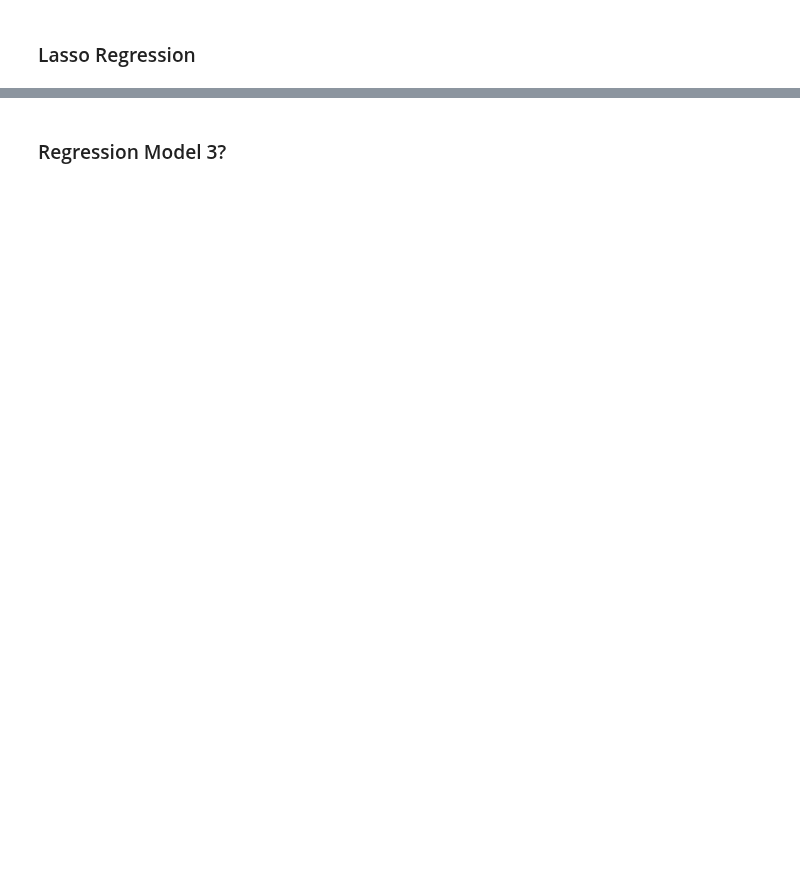
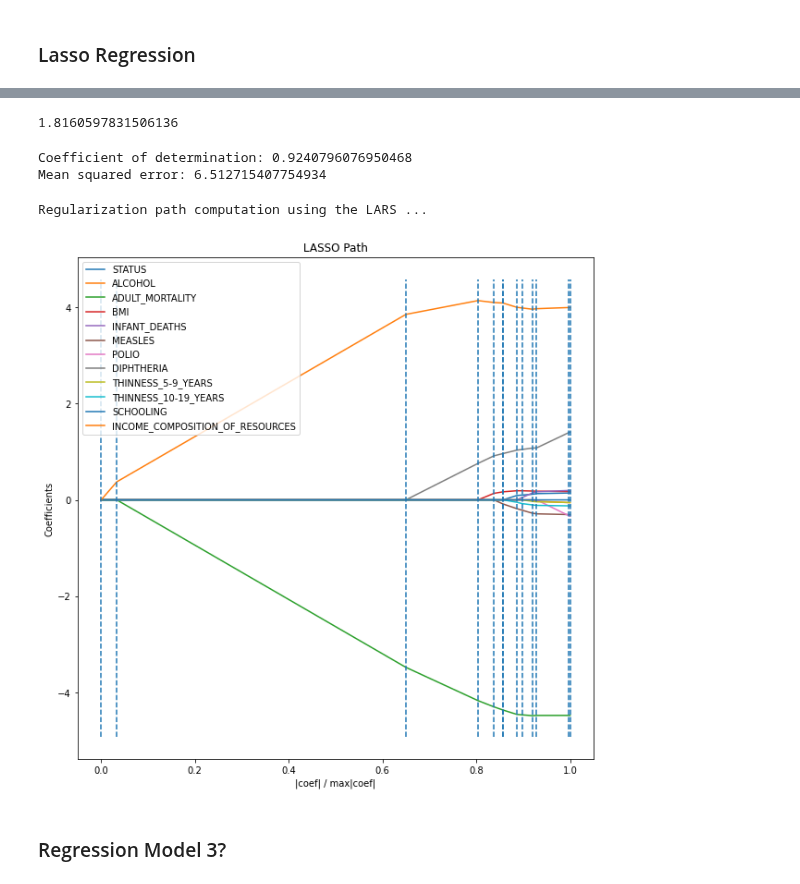
Before and after one commit to HoManCode/Group2-SIT307, a Jupyter notebook: Task 3/A3 Machine Learning.ipynb, the cells around one changed output, grey strips where cells are left out. Saved outputs shown, nothing was run; the diff lists cells and outputs as text; code cells hidden in the pictures; blank space fills up the shorter version.

```diff
--- a/Task 3/A3 Machine Learning.ipynb
+++ b/Task 3/A3 Machine Learning.ipynb
@@ -86,2 +126,36 @@ plot.set(title="Actual vs. Predicted Life Expectancy", xlabel="Actual Value", yl
+# %%
+# find the Mean absolute error (MAE) on test data
+mae(y_test, lasso_model.predict(x_test_scaled))
+# %% [output]
+1.8160597831506136
+# %%
+print(f"Coefficient of determination: {r2_score(y_test, lasso_model.predict(x_test_scaled))}")
+print(f"Mean squared error: {mean_squared_error(y_test,lasso_model.predict(x_test_scaled))}")
+# %% [output]
+Coefficient of determination: 0.9240796076950468
+Mean squared error: 6.512715407754934
+# %%
+from sklearn.linear_model import lars_path
+print("Regularization path computation using the LARS ...")
+alphas, _, coefs = lars_path(x_train_scaled, y_train.values, method='lasso')
+# %% [output]
+Regularization path computation using the LARS ...
+# %%
+# plotting the LARS path
+xx = np.sum(np.abs(coefs.T), axis=1)
+xx /= xx[-1]
+
+plt.figure(figsize=(10,10))
+plt.plot(xx, coefs.T)
+ymin, ymax = plt.ylim()
+plt.vlines(xx, ymin, ymax, linestyle='dashed')
+plt.xlabel('|coef| / max|coef|')
+plt.ylabel('Coefficients')
+plt.title('LASSO Path')
+plt.axis('tight')
+plt.legend(x_train.columns)
+plt.show()
+# %% [output]
+[figure, added]
 # %% [markdown]
 ### Regression Model 3?
```
Also changed, not shown: parts of 8 cells of this notebook.
